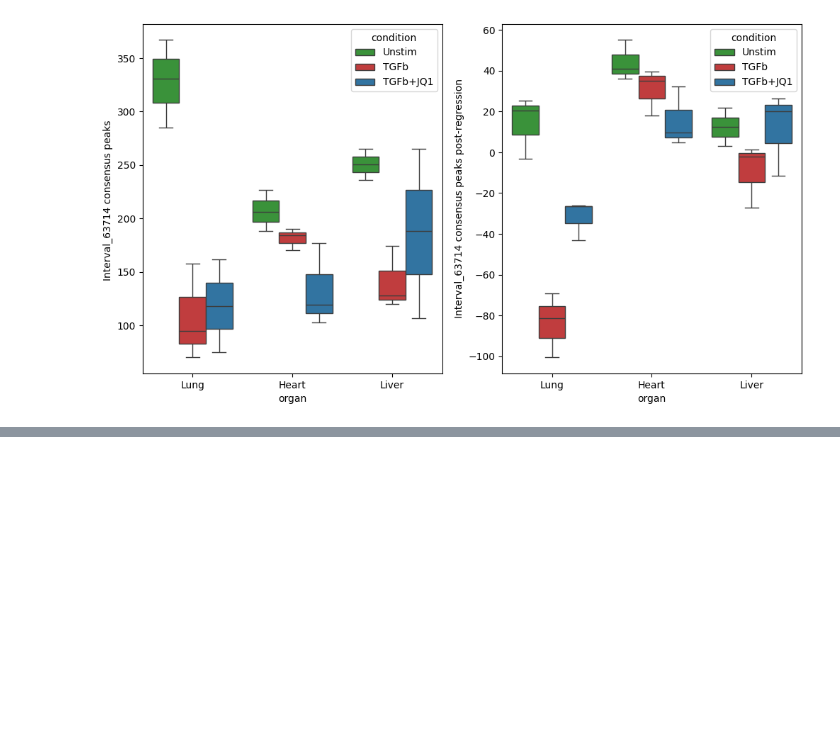
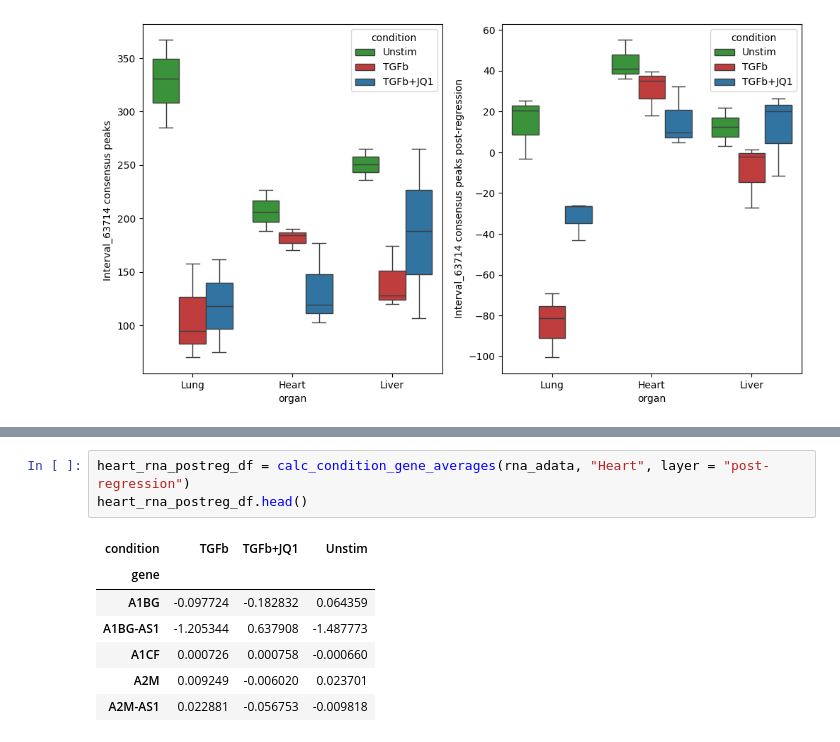
Before and after one commit to pawelab/OrganConditionalFibrosis, a Jupyter notebook: find_genes_peaks.ipynb, the cells around one changed output, grey strips where cells are left out. Drawn from its saved outputs; the diff is of its cells as text; blank space fills up the shorter version.

```diff
--- a/find_genes_peaks.ipynb
+++ b/find_genes_peaks.ipynb
@@ -133,0 +198,11 @@ plt.show()
+# %%
+heart_rna_postreg_df = calc_condition_gene_averages(rna_adata, "Heart", layer = "post-regression")
+heart_rna_postreg_df.head()
+# %% [output]
+| condition | TGFb | TGFb+JQ1 | Unstim |
+| gene |  |  |  |
+| A1BG | -0.097724 | -0.182832 | 0.064359 |
+| A1BG-AS1 | -1.205344 | 0.637908 | -1.487773 |
+| A1CF | 0.000726 | 0.000758 | -0.000660 |
+| A2M | 0.009249 | -0.006020 | 0.023701 |
+| A2M-AS1 | 0.022881 | -0.056753 | -0.009818 |
```
Also changed, not shown: parts of 27 cells of this notebook.
